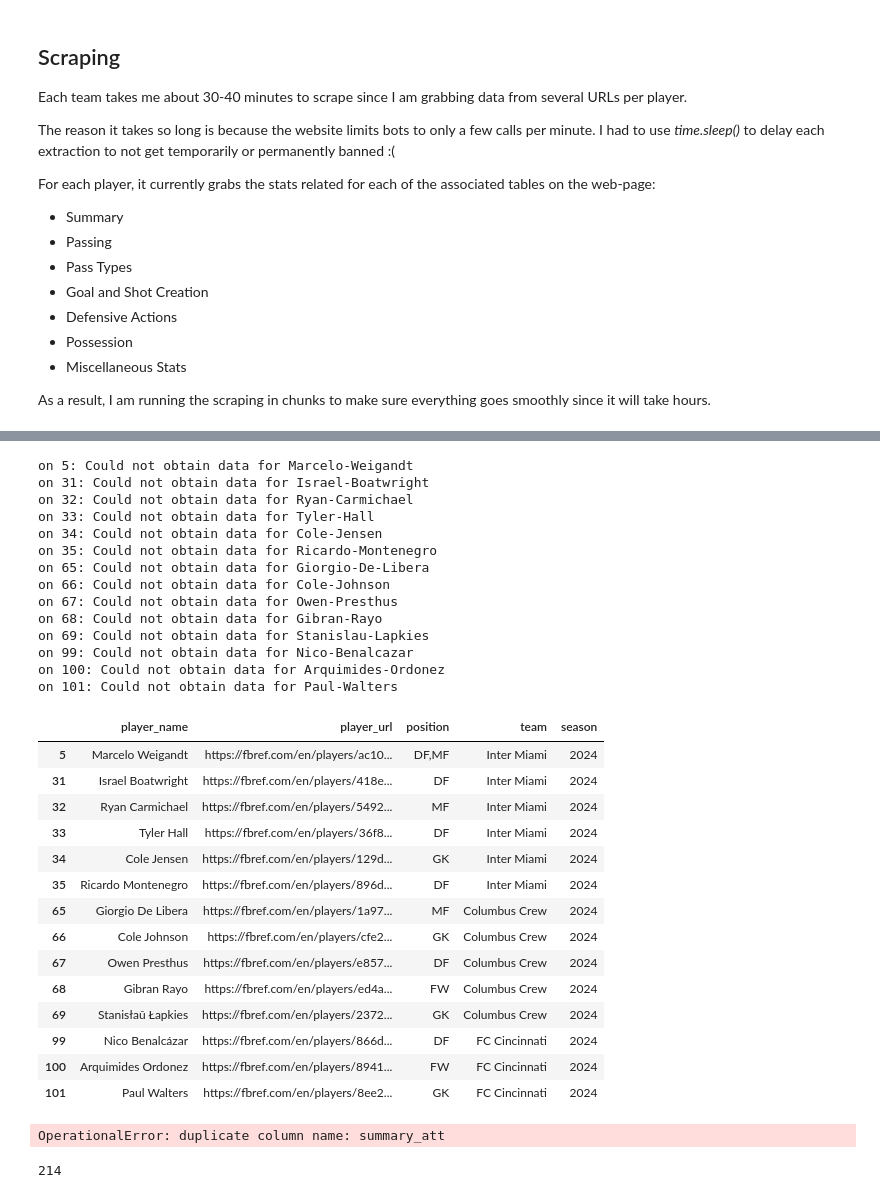
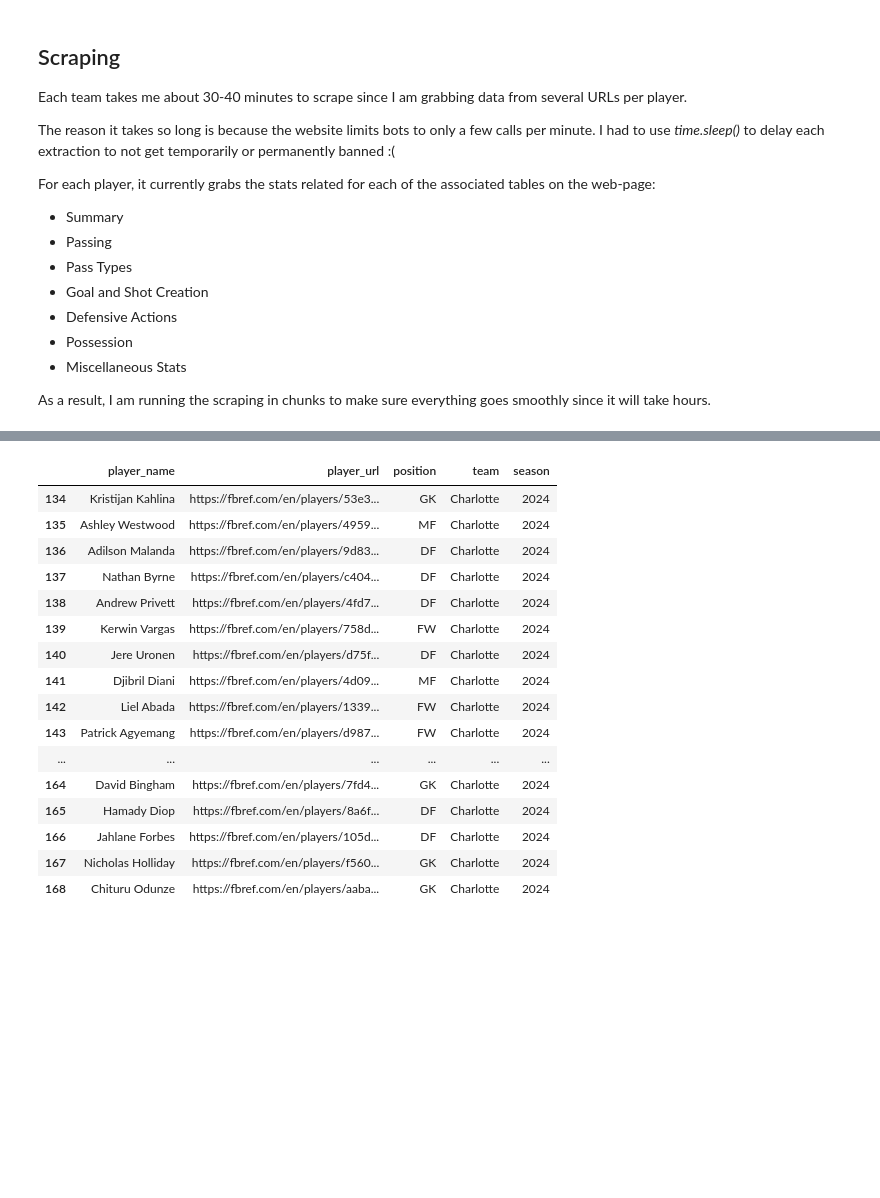
Before and after one commit to cmluna2913/FutbolMatchPrediction, a Jupyter notebook: notebooks/data_extraction.ipynb, the cells around one changed output, grey strips where cells are left out. Saved outputs shown, nothing was run; the diff lists cells and outputs as text; code cells hidden in the pictures; blank space fills up the shorter version.

```diff
--- a/notebooks/data_extraction.ipynb
+++ b/notebooks/data_extraction.ipynb
@@ -179,51 +186,27 @@ year = 2024
 # %%
-current_teams = list(all_teams_df['team'].iloc[:3])
+# edit these lines to adjust how many you're running at a time
+# I have been running a couple teams at a time by adjusting the iloc
+current_teams = list(all_teams_df['team'].iloc[4:5])
 filter = all_players_df.apply(lambda x: True if x['team'] in current_teams else False, axis=1)
 current_players = all_players_df[filter]
+current_players
+# %% [output]
+|  | player_name | player_url | position | team | season |
+| 134 | Kristijan Kahlina | https://fbref.com/en/players/53e3... | GK | Charlotte | 2024 |
+| 135 | Ashley Westwood | https://fbref.com/en/players/4959... | MF | Charlotte | 2024 |
+| 136 | Adilson Malanda | https://fbref.com/en/players/9d83... | DF | Charlotte | 2024 |
+| 137 | Nathan Byrne | https://fbref.com/en/players/c404... | DF | Charlotte | 2024 |
+| 138 | Andrew Privett | https://fbref.com/en/players/4fd7... | DF | Charlotte | 2024 |
+| 139 | Kerwin Vargas | https://fbref.com/en/players/758d... | FW | Charlotte | 2024 |
+| 140 | Jere Uronen | https://fbref.com/en/players/d75f... | DF | Charlotte | 2024 |
+| 141 | Djibril Diani | https://fbref.com/en/players/4d09... | MF | Charlotte | 2024 |
+| 142 | Liel Abada | https://fbref.com/en/players/1339... | FW | Charlotte | 2024 |
+| 143 | Patrick Agyemang | https://fbref.com/en/players/d987... | FW | Charlotte | 2024 |
+| ... | ... | ... | ... | ... | ... |
+| 164 | David Bingham | https://fbref.com/en/players/7fd4... | GK | Charlotte | 2024 |
+| 165 | Hamady Diop | https://fbref.com/en/players/8a6f... | DF | Charlotte | 2024 |
+| 166 | Jahlane Forbes | https://fbref.com/en/players/105d... | DF | Charlotte | 2024 |
+| 167 | Nicholas Holliday | https://fbref.com/en/players/f560... | GK | Charlotte | 2024 |
+| 168 | Chituru Odunze | https://fbref.com/en/players/aaba... | GK | Charlotte | 2024 |
 # %%
-all_players_stats_df, failed_links = de.get_all_players_data(current_players, year)
+failed_indicis, failed_links = de.save_player_htmls(current_players, year)
-# %% [output]
-on 5: Could not obtain data for Marcelo-Weigandt
-on 31: Could not obtain data for Israel-Boatwright
-on 32: Could not obtain data for Ryan-Carmichael
-on 33: Could not obtain data for Tyler-Hall
-on 34: Could not obtain data for Cole-Jensen
-on 35: Could not obtain data for Ricardo-Montenegro
-on 65: Could not obtain data for Giorgio-De-Libera
-on 66: Could not obtain data for Cole-Johnson
-on 67: Could not obtain data for Owen-Presthus
-on 68: Could not obtain data for Gibran-Rayo
-on 69: Could not obtain data for Stanislau-Lapkies
-on 99: Could not obtain data for Nico-Benalcazar
-on 100: Could not obtain data for Arquimides-Ordonez
-on 101: Could not obtain data for Paul-Walters
-# %%
-failed_filter = all_players_df.apply(lambda x: True if x['player_url'] in failed_links else False, axis=1)
-failed_players = all_players_df[failed_filter]
-failed_players
-# %% [output]
-|  | player_name | player_url | position | team | season |
-| 5 | Marcelo Weigandt | https://fbref.com/en/players/ac10... | DF,MF | Inter Miami | 2024 |
-| 31 | Israel Boatwright | https://fbref.com/en/players/418e... | DF | Inter Miami | 2024 |
-| 32 | Ryan Carmichael | https://fbref.com/en/players/5492... | MF | Inter Miami | 2024 |
-| 33 | Tyler Hall | https://fbref.com/en/players/36f8... | DF | Inter Miami | 2024 |
-| 34 | Cole Jensen | https://fbref.com/en/players/129d... | GK | Inter Miami | 2024 |
-| 35 | Ricardo Montenegro | https://fbref.com/en/players/896d... | DF | Inter Miami | 2024 |
-| 65 | Giorgio De Libera | https://fbref.com/en/players/1a97... | MF | Columbus Crew | 2024 |
-| 66 | Cole Johnson | https://fbref.com/en/players/cfe2... | GK | Columbus Crew | 2024 |
-| 67 | Owen Presthus | https://fbref.com/en/players/e857... | DF | Columbus Crew | 2024 |
-| 68 | Gibran Rayo | https://fbref.com/en/players/ed4a... | FW | Columbus Crew | 2024 |
-| 69 | Stanisłaŭ Łapkies | https://fbref.com/en/players/2372... | GK | Columbus Crew | 2024 |
-| 99 | Nico Benalcázar | https://fbref.com/en/players/866d... | DF | FC Cincinnati | 2024 |
-| 100 | Arquimides Ordonez | https://fbref.com/en/players/8941... | FW | FC Cincinnati | 2024 |
-| 101 | Paul Walters | https://fbref.com/en/players/8ee2... | GK | FC Cincinnati | 2024 |
-# %%
-con = sqlite3.connect(output / 'mls.db')
-cur = con.cursor()
-
-all_players_stats_df.to_sql(name='player_stats', con=con, if_exists='append', index=False)
-all_players_stats_df.to_csv(output/'mls_2024/player_stats_2024_12_08.csv')
-failed_players.to_sql(name='failed_extractions', con=con, if_exists='append', index=False)
-failed_players.to_csv(output/'mls_2024/failed_extractions_2024_12_08.csv')
-# %% [output]
-OperationalError: duplicate column name: summary_att
@@ -240,4 +212,0 @@ for col in all_players_stats_df.columns:
-# %%
-len(updated)
-# %% [output]
-214
```
Also changed, not shown: parts of 13 cells of this notebook.
